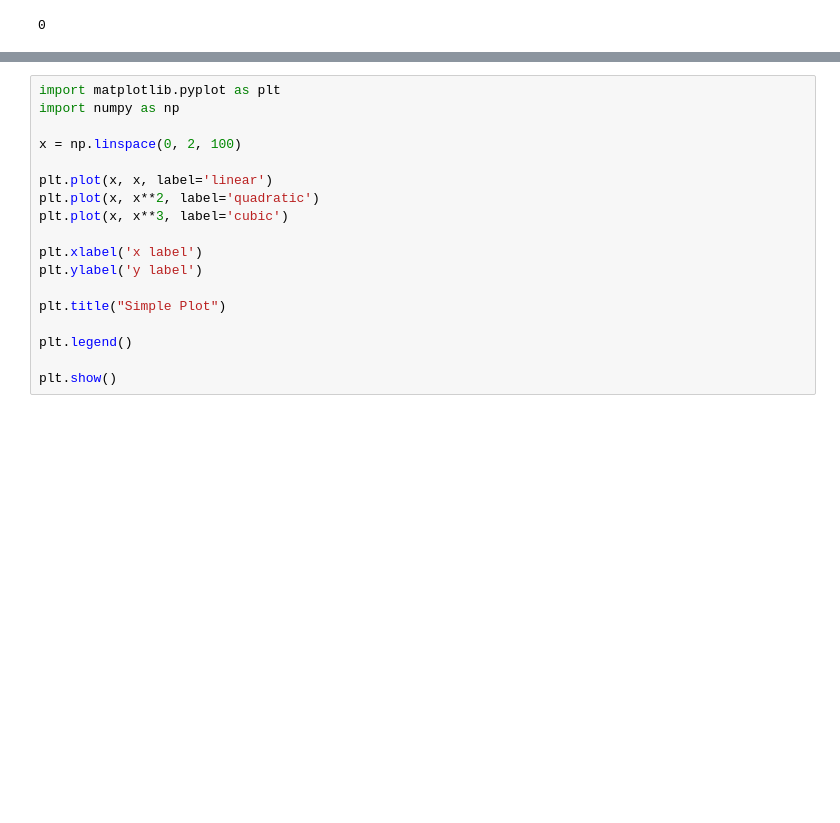
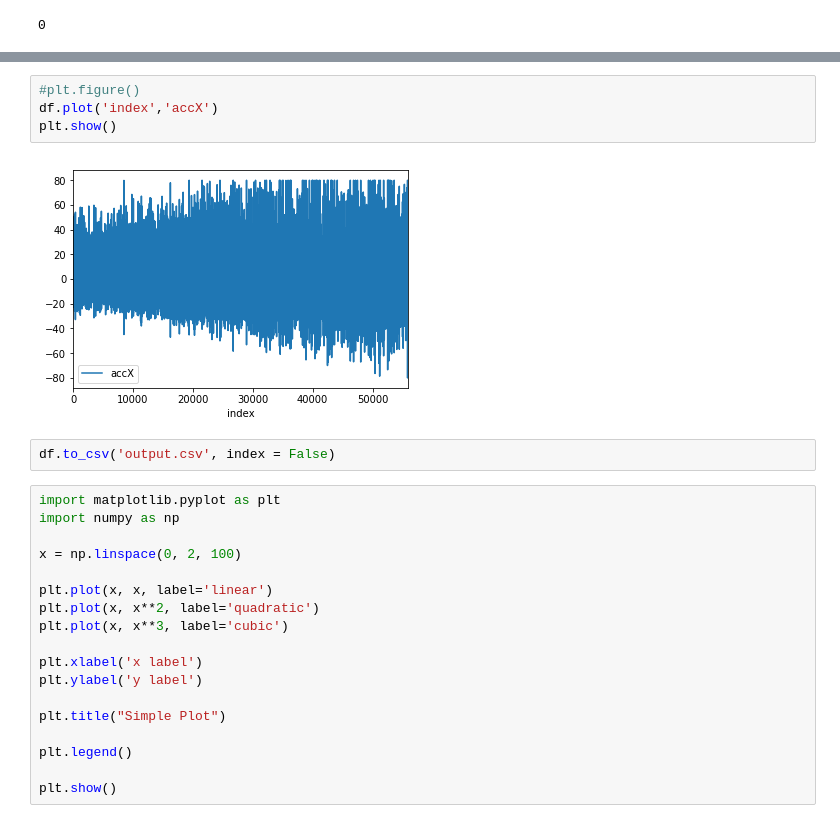
Before and after one commit to tangshiyuan/gait_data_cleaning, a Jupyter notebook: gait acceleration data cleaning.ipynb, the cells around one changed output, grey strips where cells are left out. Cells and saved outputs as stored; diff of their text form; blank space fills up the shorter version.

```diff
--- a/gait acceleration data cleaning.ipynb
+++ b/gait acceleration data cleaning.ipynb
@@ -189,3 +234,11 @@ ggplot(aes(x='index'), data=df) +\
+# %%
+#plt.figure()
+df.plot('index','accX')
+plt.show()
+# %% [output]
+[figure, added]
+# %%
+df.to_csv('output.csv', index = False)
 # %%
 import matplotlib.pyplot as plt
 import numpy as np
```
Also changed, not shown: parts of 14 cells of this notebook, 1 other file.
